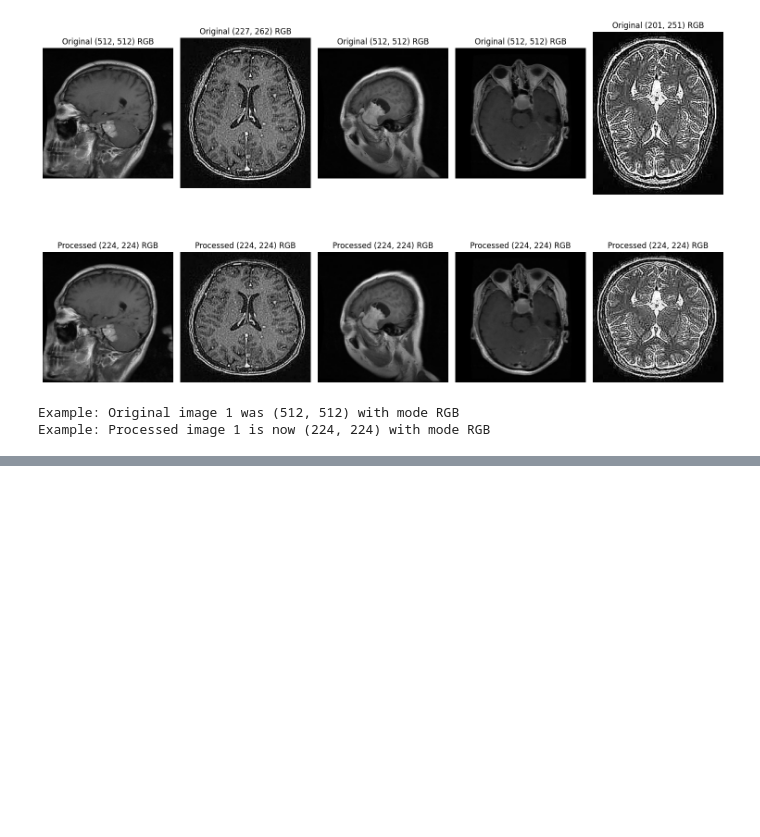
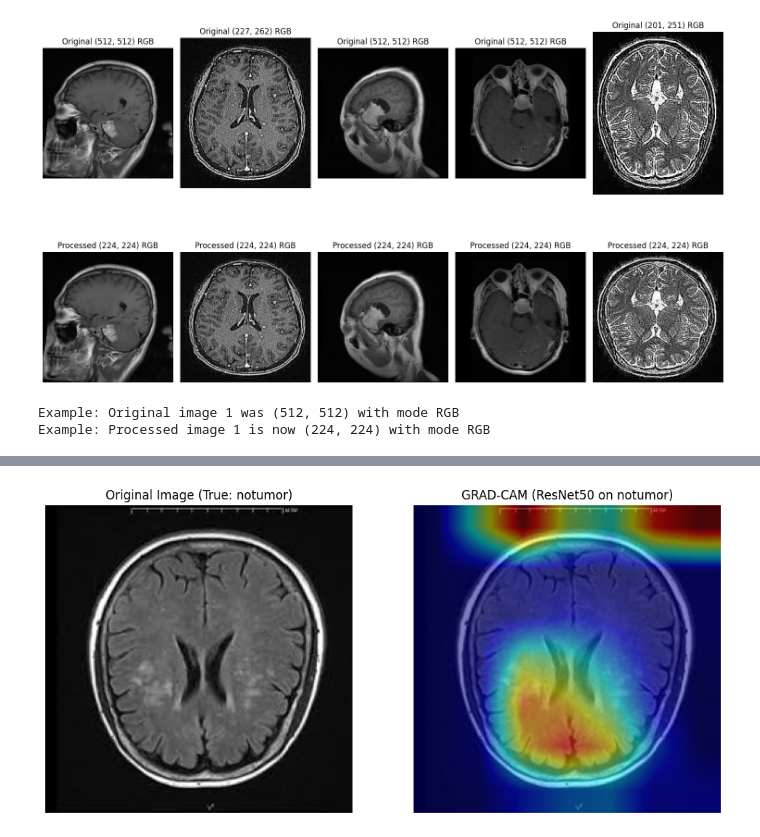
Before and after one commit to shahwaiz-9/Deep-Learning, a Jupyter notebook: Research_Paper_2.ipynb, the cells around one changed output, grey strips where cells are left out. Drawn from its saved outputs; the diff is of its cells as text; code cells hidden in the pictures; blank space fills up the shorter version.

```diff
--- a/Research_Paper_2.ipynb
+++ b/Research_Paper_2.ipynb
@@ -477,0 +963,98 @@ Demonstrating data augmentation on image: /kaggle/input/brain-tumor-mri-dataset/
+# %%
+
+# Function to get the target layer for different architectures
+def get_target_layer(model_architecture, model):
+    if model_architecture == 'resnet50':
+        return model.layer4[-1]
+    elif model_architecture == 'efficientnet_b0':
+        return model.features[-1]
+    elif model_architecture == 'vgg16':
+        return model.features[-1] # Last conv layer in VGG features
+    else:
+        raise ValueError("Unsupported model architecture for GRAD-CAM target layer selection")
+
+# Select a random sample image from the test set for visualization
+sample_test_idx = random.randint(0, len(test_dataset) - 1)
+
+# Get original image path and label from test_df
+sample_image_filepath = test_df.iloc[sample_test_idx]['filepath']
+sample_label_idx = LABEL_MAP[test_df.iloc[sample_test_idx]['label']] # Get true label index from df
+
+sample_image_original_pil = Image.open(sample_image_filepath).convert('RGB')
+
+# The image needs to be transformed for the model
+transformed_sample_image = val_test_transform(sample_image_original_pil).unsqueeze(0).to(device)
+
+# Convert original PIL image to numpy array for display, ENSURING IT'S RESIZED TO 224x224
+# The show_cam_on_image expects the image to be overlaid on to have the same dimensions as the CAM
+resized_pil_image = sample_image_original_pil.resize((224, 224))
+sample_image_np = np.array(resized_pil_image).astype(np.float32) / 255.0
+
+# Get the true label name
+true_label_name = class_names[sample_label_idx]
+
+print(f"Generating GRAD-CAM for a sample image (True Label: {true_label_name})...")
+
+def generate_and_display_grad_cam(model_arch, model_name, model_weights_path, image, true_label_name, target_label_idx):
+    model = build_model(architecture=model_arch, num_classes=NUM_CLASSES, pretrained=False) # Load model without pretrained weights first
+    model.load_state_dict(torch.load(model_weights_path))
+    model = model.to(device)
+    model.eval()
+
+    target_layer = get_target_layer(model_arch, model)
+    cam = GradCAM(model=model, target_layers=[target_layer]) # Removed use_cuda argument
+
+    # We target the actual class predicted by the model
+    targets = [ClassifierOutputTarget(target_label_idx)]
+
+    grayscale_cam = cam(input_tensor=transformed_sample_image, targets=targets)
+    grayscale_cam = grayscale_cam[0, :]
+
+    visualization = show_cam_on_image(sample_image_np, grayscale_cam, use_rgb=True)
+
+    plt.figure(figsize=(12, 6))
+    plt.subplot(1, 2, 1)
+    plt.imshow(sample_image_np)
+    plt.title(f'Original Image (True: {true_label_name})')
+    plt.axis('off')
+
+    plt.subplot(1, 2, 2)
+    plt.imshow(visualization)
+    plt.title(f'GRAD-CAM ({model_name} on {true_label_name})')
+    plt.axis('off')
+    plt.show()
+
+    return model # Return the loaded model for saving
+
+# --- Iterate through each model to generate GRAD-CAM and save ---
+saved_models = {}
+for arch, result_data in model_results.items():
+    model_weights_filename = f'best_{arch.lower().replace(" ", "_")}_model.pth'
+    model_path = os.path.join('/content/', model_weights_filename)
+
+    # Get model's prediction for the sample image
+    # Correct the architecture string for 'efficientnet-b0' to 'efficientnet_b0'
+    corrected_arch_name = arch.lower().replace(" ", "").replace("-", "_")
+    model_temp = build_model(architecture=corrected_arch_name, num_classes=NUM_CLASSES, pretrained=False)
+    model_temp.load_state_dict(torch.load(model_path))
+    model_temp.to(device).eval()
+
+    with torch.no_grad():
+        output = model_temp(transformed_sample_image)
+        predicted_label_idx = torch.argmax(output).item()
+
+    loaded_model = generate_and_display_grad_cam(
+        model_arch=corrected_arch_name, # Ensure architecture name matches build_model
+        model_name=arch,
+        model_weights_path=model_path,
+        image=transformed_sample_image,
+        true_label_name=true_label_name,
+        target_label_idx=predicted_label_idx # Use predicted label for CAM to see what it focused on for its decision
+    )
+    saved_models[arch] = loaded_model
+
+    # Save the best model to Google Drive
+    drive_save_path = f'/content/drive/MyDrive/best_{arch.lower().replace(" ", "_")}_model.pth'
+    torch.save(loaded_model.state_dict(), drive_save_path)
+    print(f"Saved {arch} model to Google Drive at: {drive_save_path}")
+# %% [output]
@@ -477,0 +1062 @@ Demonstrating data augmentation on image: /kaggle/input/brain-tumor-mri-dataset/
+[figure, added]
```
Also changed, not shown: parts of 64 cells of this notebook.
